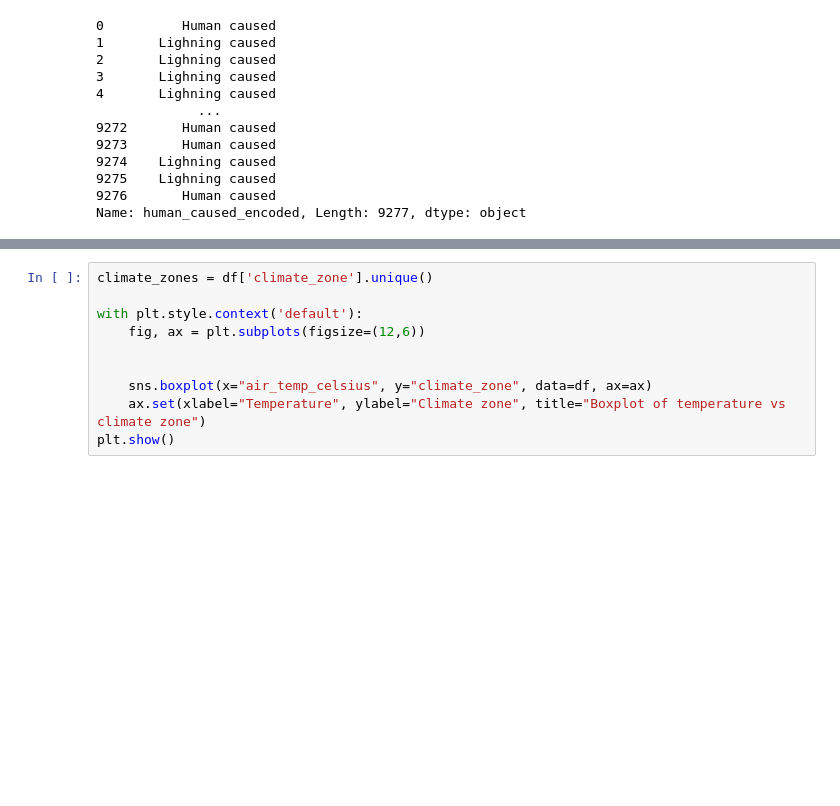
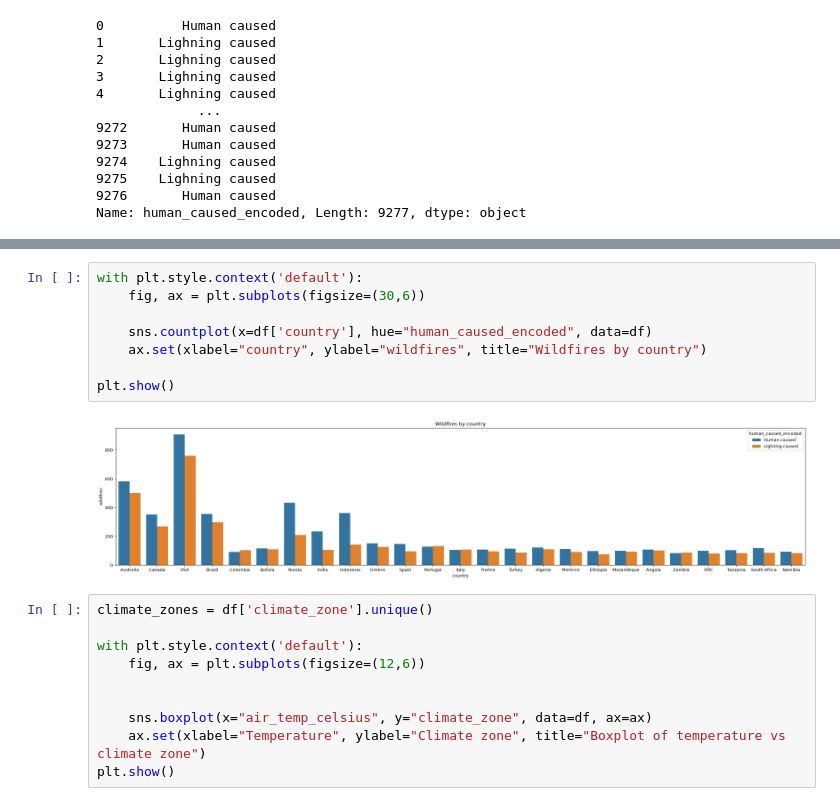
Before and after one commit to EdKinge/Wildfire-ML-Project, a Jupyter notebook: wildfire.ipynb, the cells around one changed output, grey strips where cells are left out. Saved outputs shown, nothing was run; the diff lists cells and outputs as text; blank space fills up the shorter version.

Commit message:
Country countplot

```diff
--- a/wildfire.ipynb
+++ b/wildfire.ipynb
@@ -114,6 +114,16 @@ with plt.style.context('default'):
 plt.show()
 # %% [output]
 [figure]
+# %%
+with plt.style.context('default'):
+    fig, ax = plt.subplots(figsize=(30,6))
+
+    sns.countplot(x=df['country'], hue="human_caused_encoded", data=df)
+    ax.set(xlabel="country", ylabel="wildfires", title="Wildfires by country")
+
+plt.show()
+# %% [output]
+[figure, added]
 # %%
 climate_zones = df['climate_zone'].unique()
 
```
Also changed, not shown: parts of 2 cells of this notebook.
